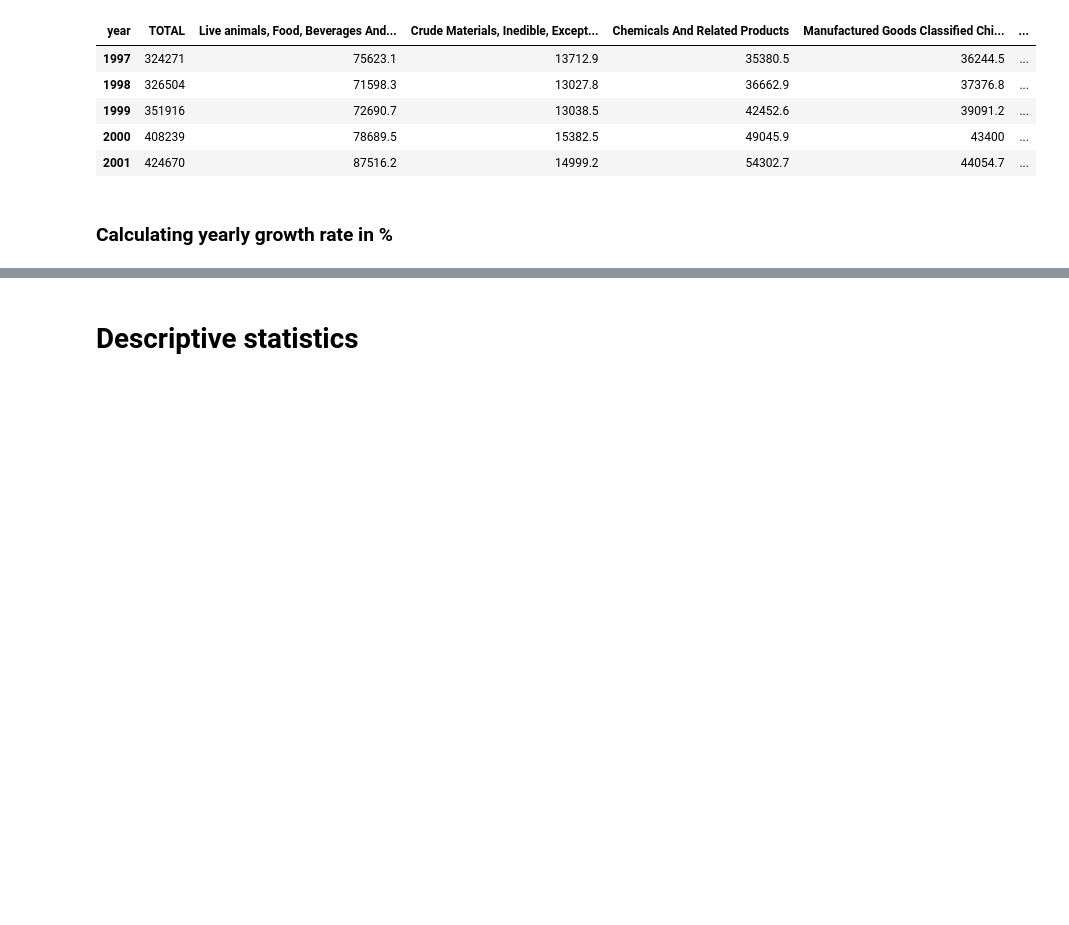
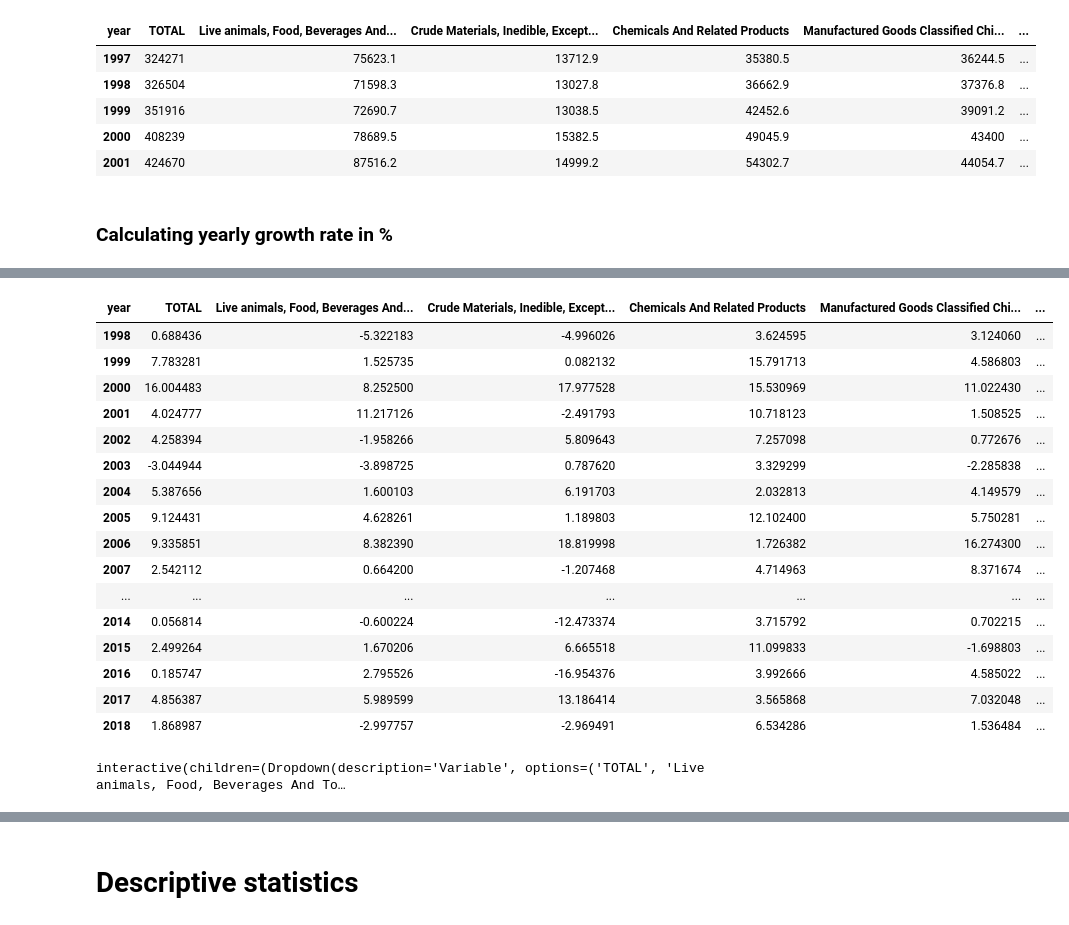
Before and after one commit to NumEconCopenhagen/projects-2019-jl, a Jupyter notebook: dataproject/Data_project_1.ipynb, the cells around one changed output, grey strips where cells are left out. Saved outputs shown, nothing was run; the diff lists cells and outputs as text; code cells hidden in the pictures; blank space fills up the shorter version.

```diff
--- a/dataproject/Data_project_1.ipynb
+++ b/dataproject/Data_project_1.ipynb
@@ -11,8 +11,8 @@ import ipywidgets as widgets
 # %% [markdown]
 ## Reading the dataset
 # %%
-filepath = './Data/DK_export.xlsx'
-pd.read_excel(filepath).head(25) #Printing the first 20 lines of the dataset
+filepath = './dataproject/DK_export.xlsx'
+pd.read_excel(filepath).head(25) #Printing the first 25 lines of the dataset
 # %% [output]
 |  | Total external trade by imports a... | Unnamed: 1 | Unnamed: 2 | Unnamed: 3 | Unnamed: 4 | Unnamed: 5 | Unnamed: 6 | ... |
 | 0 | Units: m DKK | NaN | NaN | NaN | NaN | NaN | NaN | ... |
@@ -85,3 +85,7 @@ exp.head(5)
 | 2001 | 424670 | 87516.2 | 14999.2 | 54302.7 | 44054.7 | ... |
 # %% [markdown]
 ### Calculating yearly growth rate in %
+# %%
+exp_perc = exp.pct_change()*100
+exp_perc.drop(exp_perc.index[0], inplace=True)
+exp_perc.head()
@@ -87,0 +99,54 @@ exp.head(5)
+# %%
+exp_perc['time2'] = np.arange(1998,2019)
+# %% [output]
+| year | TOTAL | Live animals, Food, Beverages And... | Crude Materials, Inedible, Except... | Chemicals And Related Products | Manufactured Goods Classified Chi... | ... |
+| 1998 | 0.688436 | -5.322183 | -4.996026 | 3.624595 | 3.124060 | ... |
+| 1999 | 7.783281 | 1.525735 | 0.082132 | 15.791713 | 4.586803 | ... |
+| 2000 | 16.004483 | 8.252500 | 17.977528 | 15.530969 | 11.022430 | ... |
+| 2001 | 4.024777 | 11.217126 | -2.491793 | 10.718123 | 1.508525 | ... |
+| 2002 | 4.258394 | -1.958266 | 5.809643 | 7.257098 | 0.772676 | ... |
+| 2003 | -3.044944 | -3.898725 | 0.787620 | 3.329299 | -2.285838 | ... |
+| 2004 | 5.387656 | 1.600103 | 6.191703 | 2.032813 | 4.149579 | ... |
+| 2005 | 9.124431 | 4.628261 | 1.189803 | 12.102400 | 5.750281 | ... |
+| 2006 | 9.335851 | 8.382390 | 18.819998 | 1.726382 | 16.274300 | ... |
+| 2007 | 2.542112 | 0.664200 | -1.207468 | 4.714963 | 8.371674 | ... |
+| ... | ... | ... | ... | ... | ... | ... |
+| 2014 | 0.056814 | -0.600224 | -12.473374 | 3.715792 | 0.702215 | ... |
+| 2015 | 2.499264 | 1.670206 | 6.665518 | 11.099833 | -1.698803 | ... |
+| 2016 | 0.185747 | 2.795526 | -16.954376 | 3.992666 | 4.585022 | ... |
+| 2017 | 4.856387 | 5.989599 | 13.186414 | 3.565868 | 7.032048 | ... |
+| 2018 | 1.868987 | -2.997757 | -2.969491 | 6.534286 | 1.536484 | ... |
+# %%
+def _plot_timeseries(df, x, y):
+    fig = plt.figure(dpi=100)
+    ax = fig.add_subplot(1,1,1)
+    I = (df.time2 >= y[0]) & (df.time2 <= y[1])
+    series = df.loc[I,[x]]
+    years = np.arange(y[0],y[1]+1)
+    ax.plot(years,series)
+    plt.xticks(np.arange(y[0],y[1]+1, 2.0))
+
+    return fig, ax
+
+def plot_timeseries(df):
+    varlist = [col for col in exp_perc.columns[:-1]]
+
+    widgets.interact(_plot_timeseries,
+    df = widgets.fixed(df),
+    x = widgets.Dropdown(
+        description='Variable',
+        options=varlist,
+        value='TOTAL'),
+    y=widgets.IntRangeSlider(
+        description="Years",
+        min=1998,
+        max=2018,
+        value=[1998, 2018],
+        continuous_update=False,)
+
+    );
+
+
+plot_timeseries(exp_perc)
+# %% [output]
+interactive(children=(Dropdown(description='Variable', options=('TOTAL', 'Live animals, Food, Beverages And To…
```
Also changed, not shown: parts of 2 cells of this notebook.
